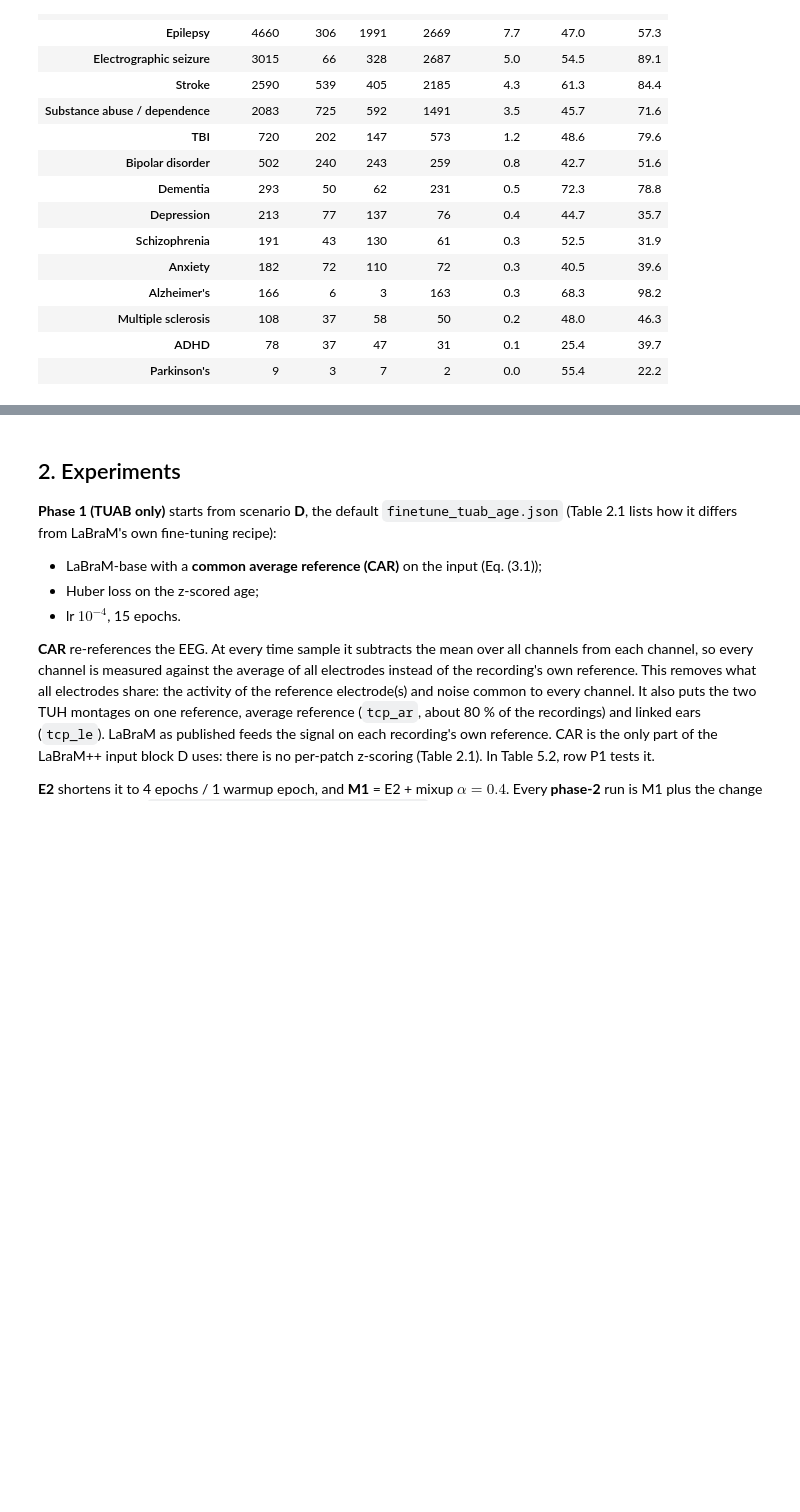
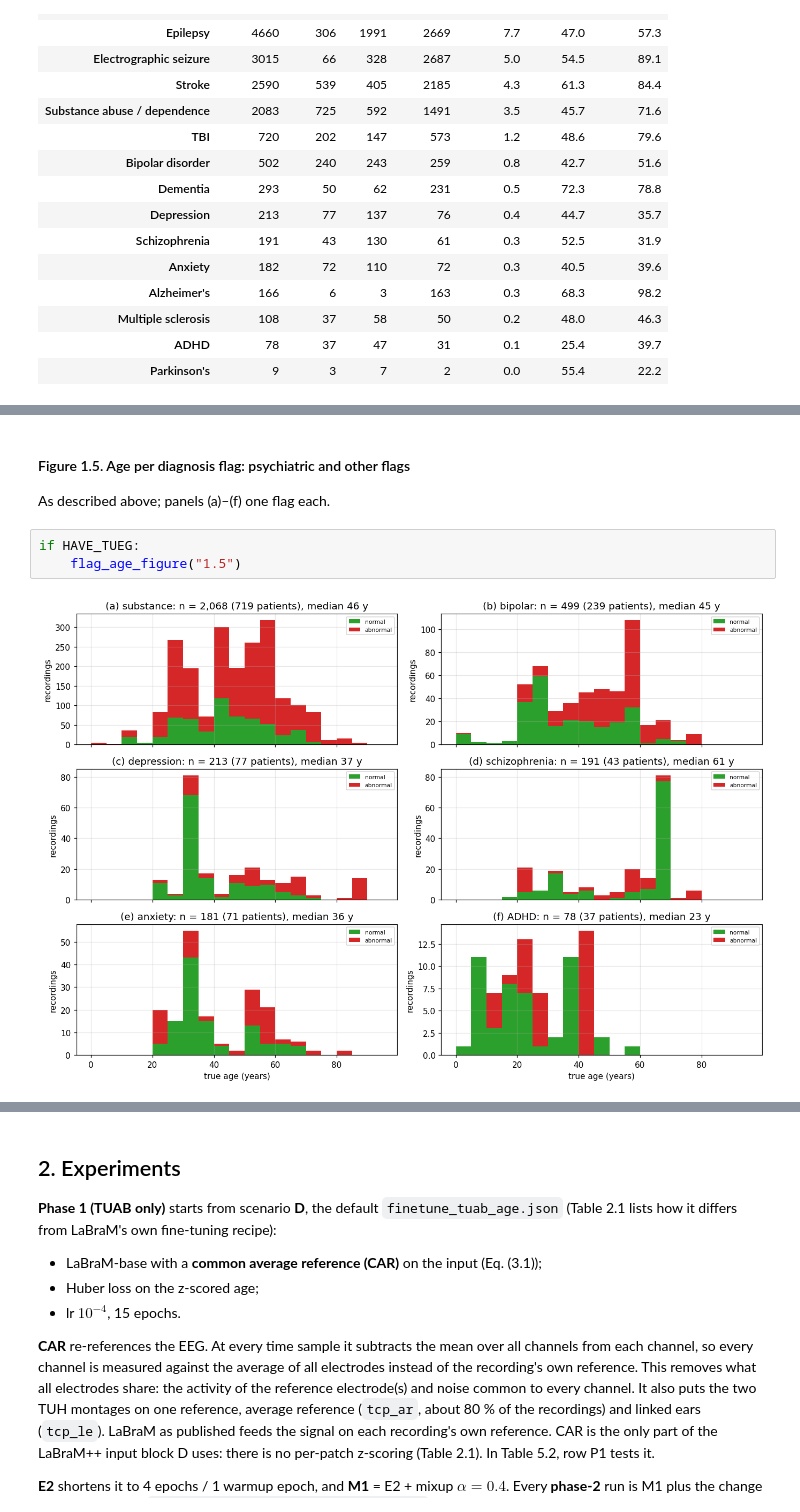
Before and after one commit to Neuro-Clalit/LaBraM, a Jupyter notebook: notebooks/brain_age_research_summary.ipynb, the cells around one changed output, grey strips where cells are left out. Drawn from its saved outputs; the diff is of its cells as text; blank space fills up the shorter version.

```diff
--- a/notebooks/brain_age_research_summary.ipynb
+++ b/notebooks/brain_age_research_summary.ipynb
@@ -858,0 +1028,9 @@ if HAVE_TUEG:
+# %% [markdown]
+#### Figure 1.5. Age per diagnosis flag: psychiatric and other flags
+
+As described above; panels (a)–(f) one flag each.
+# %%
+if HAVE_TUEG:
+    flag_age_figure("1.5")
+# %% [output]
+[figure, added]
```
Also changed, not shown: parts of 19 cells of this notebook, 3 other files.
